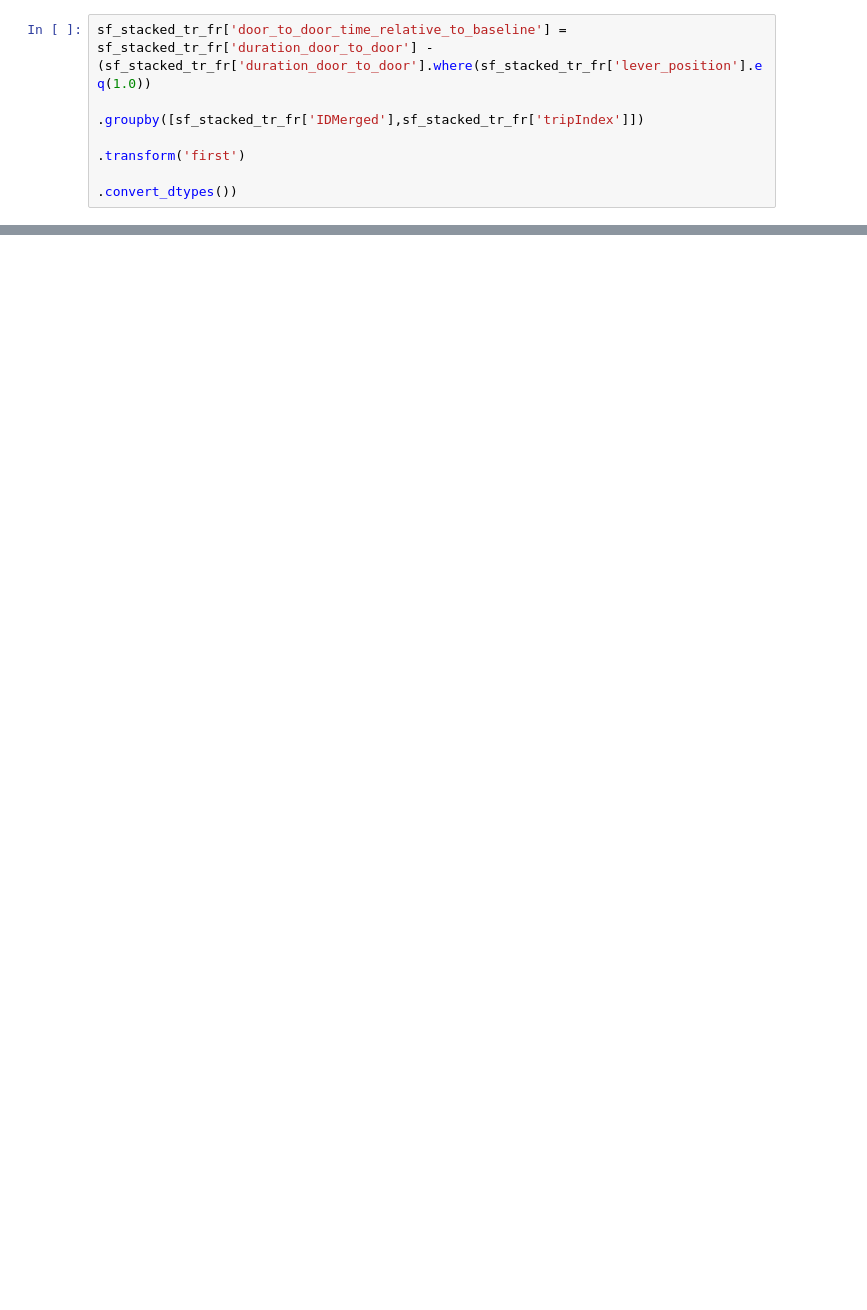
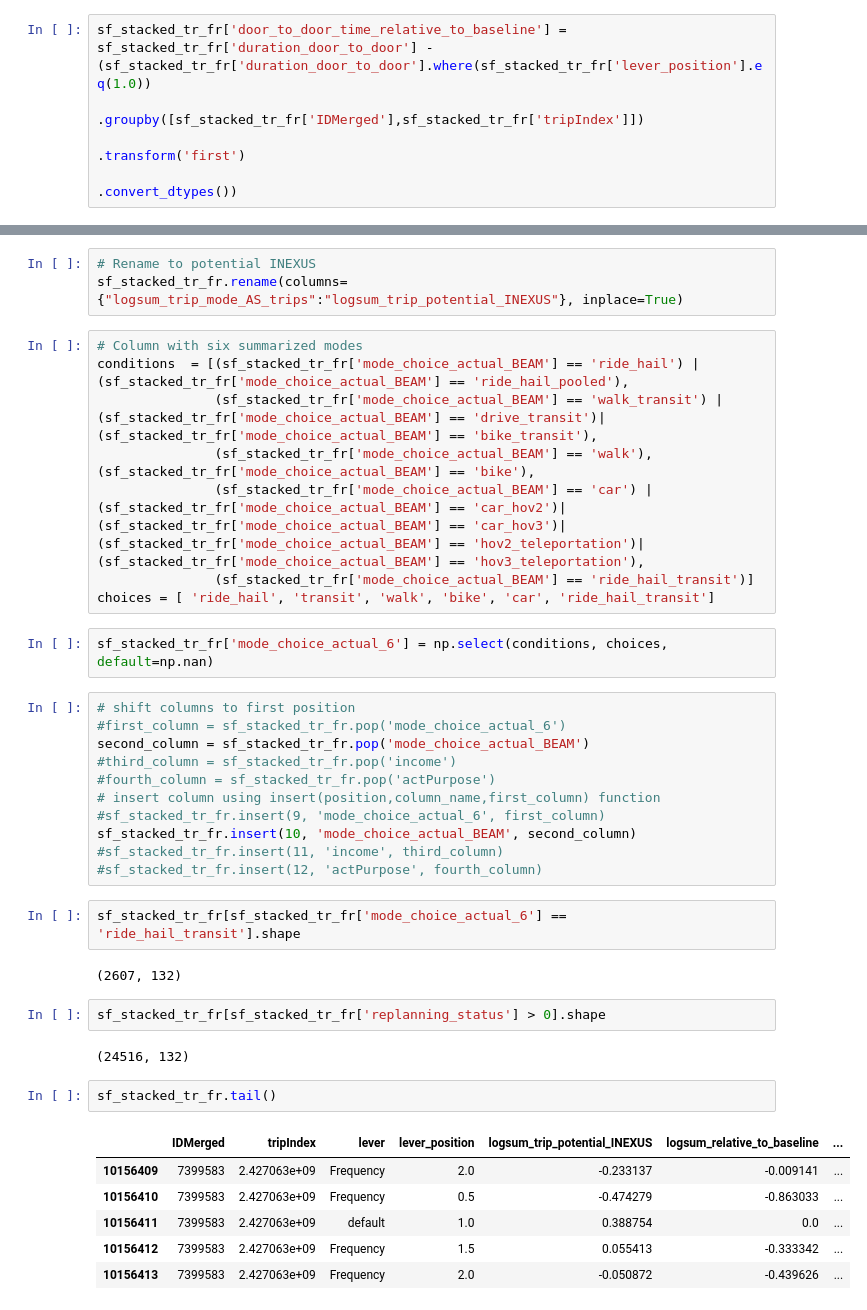
Before and after one commit to LBNL-UCB-STI/beam-core-analysis, a Jupyter notebook: Users/Nazanin/Stacked_Person_Trip_Dataset.ipynb, the cells around one changed output, grey strips where cells are left out. Saved outputs shown, nothing was run; the diff lists cells and outputs as text; blank space fills up the shorter version.

```diff
--- a/Users/Nazanin/Stacked_Person_Trip_Dataset.ipynb
+++ b/Users/Nazanin/Stacked_Person_Trip_Dataset.ipynb
@@ -187,0 +196,41 @@ sf_stacked_tr_fr.head()
+# %%
+# Rename to potential INEXUS
+sf_stacked_tr_fr.rename(columns={"logsum_trip_mode_AS_trips":"logsum_trip_potential_INEXUS"}, inplace=True)
+# %%
+# Column with six summarized modes
+conditions  = [(sf_stacked_tr_fr['mode_choice_actual_BEAM'] == 'ride_hail') | (sf_stacked_tr_fr['mode_choice_actual_BEAM'] == 'ride_hail_pooled'),
+               (sf_stacked_tr_fr['mode_choice_actual_BEAM'] == 'walk_transit') | (sf_stacked_tr_fr['mode_choice_actual_BEAM'] == 'drive_transit')|(sf_stacked_tr_fr['mode_choice_actual_BEAM'] == 'bike_transit'),
+               (sf_stacked_tr_fr['mode_choice_actual_BEAM'] == 'walk'), (sf_stacked_tr_fr['mode_choice_actual_BEAM'] == 'bike'),
+               (sf_stacked_tr_fr['mode_choice_actual_BEAM'] == 'car') | (sf_stacked_tr_fr['mode_choice_actual_BEAM'] == 'car_hov2')| (sf_stacked_tr_fr['mode_choice_actual_BEAM'] == 'car_hov3')|(sf_stacked_tr_fr['mode_choice_actual_BEAM'] == 'hov2_teleportation')| (sf_stacked_tr_fr['mode_choice_actual_BEAM'] == 'hov3_teleportation'),
+               (sf_stacked_tr_fr['mode_choice_actual_BEAM'] == 'ride_hail_transit')]
+choices = [ 'ride_hail', 'transit', 'walk', 'bike', 'car', 'ride_hail_transit']
+# %%
+sf_stacked_tr_fr['mode_choice_actual_6'] = np.select(conditions, choices, default=np.nan)
+# %%
+# shift columns to first position
+#first_column = sf_stacked_tr_fr.pop('mode_choice_actual_6')
+second_column = sf_stacked_tr_fr.pop('mode_choice_actual_BEAM')
+#third_column = sf_stacked_tr_fr.pop('income')
+#fourth_column = sf_stacked_tr_fr.pop('actPurpose')
+# insert column using insert(position,column_name,first_column) function
+#sf_stacked_tr_fr.insert(9, 'mode_choice_actual_6', first_column)
+sf_stacked_tr_fr.insert(10, 'mode_choice_actual_BEAM', second_column)
+#sf_stacked_tr_fr.insert(11, 'income', third_column)
+#sf_stacked_tr_fr.insert(12, 'actPurpose', fourth_column)
+# %%
+sf_stacked_tr_fr[sf_stacked_tr_fr['mode_choice_actual_6'] == 'ride_hail_transit'].shape
+# %% [output]
+(2607, 132)
+# %%
+sf_stacked_tr_fr[sf_stacked_tr_fr['replanning_status'] > 0].shape
+# %% [output]
+(24516, 132)
+# %%
+sf_stacked_tr_fr.tail()
+# %% [output]
+|  | IDMerged | tripIndex | lever | lever_position | logsum_trip_potential_INEXUS | logsum_relative_to_baseline | ... |
+| 10156409 | 7399583 | 2.427063e+09 | Frequency | 2.0 | -0.233137 | -0.009141 | ... |
+| 10156410 | 7399583 | 2.427063e+09 | Frequency | 0.5 | -0.474279 | -0.863033 | ... |
+| 10156411 | 7399583 | 2.427063e+09 | default | 1.0 | 0.388754 | 0.0 | ... |
+| 10156412 | 7399583 | 2.427063e+09 | Frequency | 1.5 | 0.055413 | -0.333342 | ... |
+| 10156413 | 7399583 | 2.427063e+09 | Frequency | 2.0 | -0.050872 | -0.439626 | ... |
```
Also changed, not shown: parts of 19 cells of this notebook.
